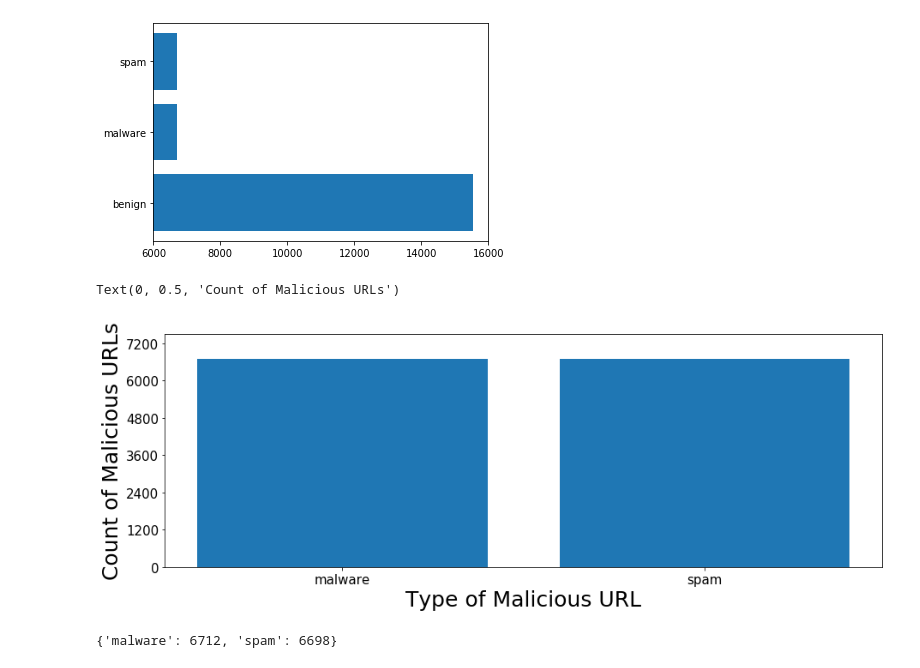
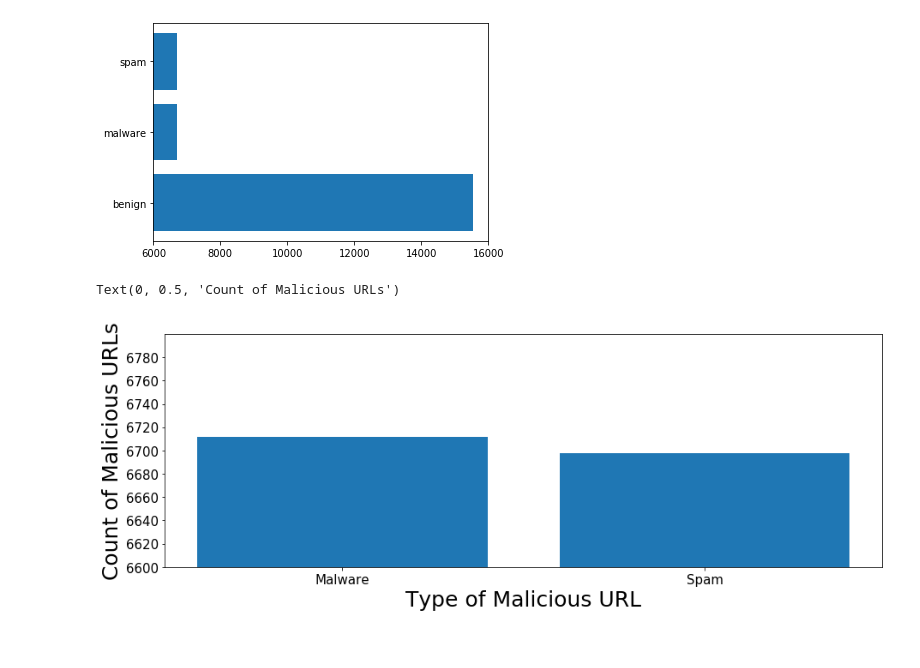
Before and after one commit to yashchks87/Cyber_security_competition, a Jupyter notebook: forVisuals.ipynb, the cells around one changed output. Saved outputs shown, nothing was run; the diff lists cells and outputs as text; code cells hidden in the pictures.

```diff
--- a/forVisuals.ipynb
+++ b/forVisuals.ipynb
@@ -27,26 +27,22 @@ plt.barh(keys_final, values_final)
 # %%
 # Without benigh
 # Malware and spam speelling is capital
 # Scale start from 0 and interval as 500
 # Scale start from 0 and interval as 1000
 y = finalData[finalData.URL_Type_obf_Type != 'benign']
 y = y['URL_Type_obf_Type'].value_counts()
 y = y.to_dict()
 keys_final1 = list(y.keys())
 values_final1 = list(y.values())
 fig, ax = plt.subplots(figsize=(15, 5))
-plt.bar(keys_final1, values_final1)
-plt.ylim(0, 7500)
-plt.yticks(range(0, 7500, 1200), fontsize= 15)
+plt.bar(['Malware', 'Spam'], values_final1)
+plt.ylim(6600, 6800)
+plt.yticks(range(6600, 6800, 20), fontsize= 15)
 plt.xticks(fontsize=15)
 plt.xlabel("Type of Malicious URL", fontsize=25)
 plt.ylabel("Count of Malicious URLs", fontsize=25)
 # plt.title("Count of malicious URL", fontsize=30)
 # Change orientation...
 # %% [output]
 Text(0, 0.5, 'Count of Malicious URLs')
-[figure, old version]
+[figure, new version]
-# %%
-y
-# %% [output]
-{'malware': 6712, 'spam': 6698}
```
Also changed, not shown: parts of 1 cell of this notebook, 2 other files.
